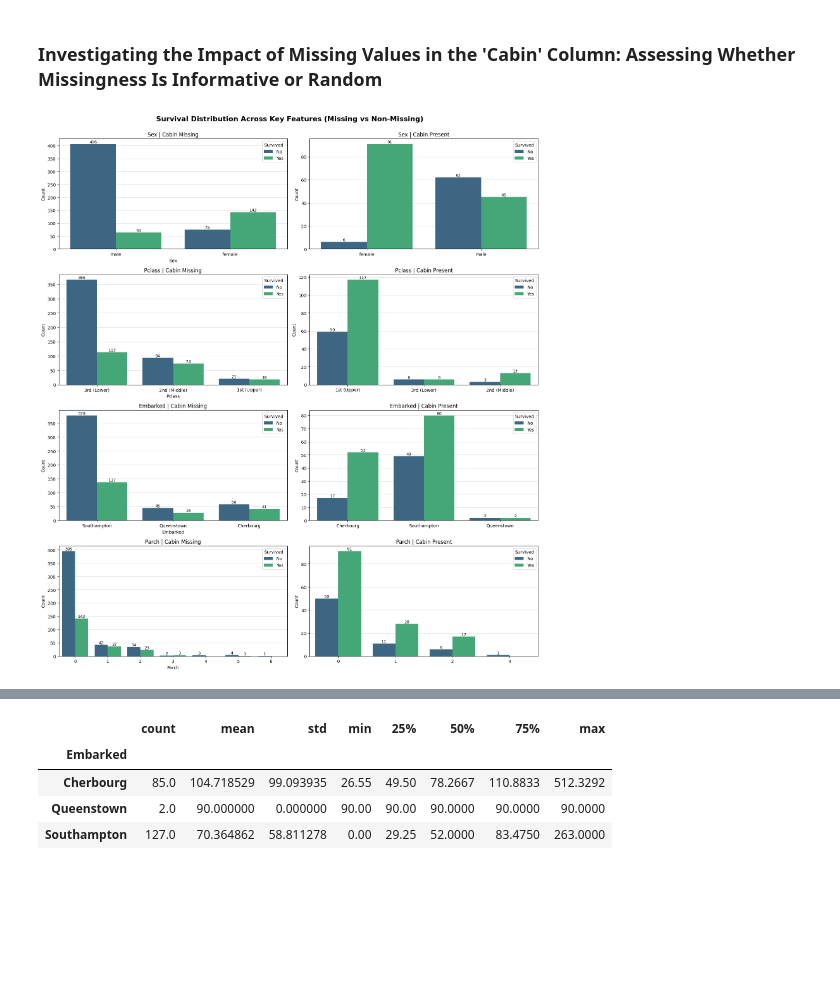
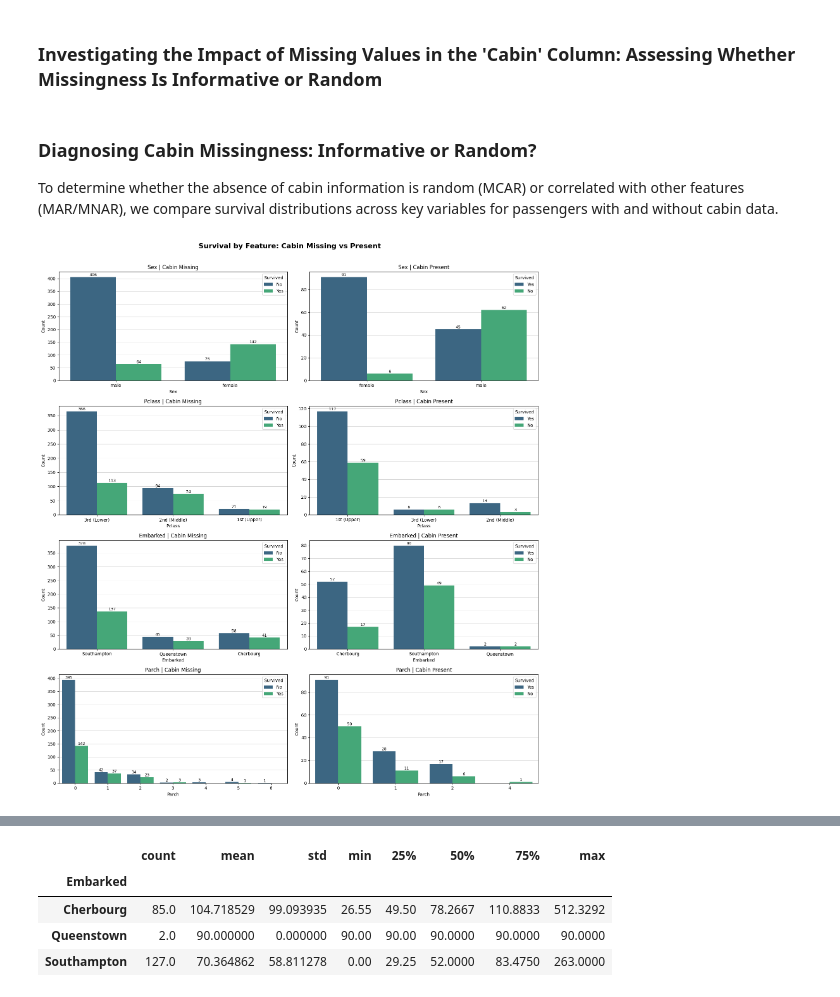
Before and after one commit to jhlopesalves/classic_workflows, a Jupyter notebook: supervised_learning/classification/titanic/titanic.ipynb, the cells around one changed output, grey strips where cells are left out. Drawn from its saved outputs; the diff is of its cells as text; code cells hidden in the pictures; blank space fills up the shorter version.

```diff
--- a/supervised_learning/classification/titanic/titanic.ipynb
+++ b/supervised_learning/classification/titanic/titanic.ipynb
@@ -282,12 +343,23 @@ dtype: int64
 # %%
 fig, ax = plt.subplots(figsize=(8, 6))
 
-sns.countplot(data=train_eda, x="CabinCode", hue="Survived", palette="viridis", ax=ax)
+# Order by deck letter (A-G, T, then NaN)
+deck_order = ["A", "B", "C", "D", "E", "F", "G", "T", None]
 
-ax.set_title("Survival Distribution by Cabin Prefix", fontsize=12, fontweight="bold")
-ax.set(xlabel="Prefix", ylabel="Count")
-ax.grid(True, alpha=0.5, linewidth=0.5, color="grey")
+sns.countplot(
+	data=train_eda,
+	x="CabinCode",
+	hue="Survived",
+	palette="viridis",
+	order=[d for d in deck_order if d is None or d in train_eda["CabinCode"].values],
+	ax=ax,
+)
+
+ax.set_title("Survival Distribution by Cabin Deck", fontsize=12, fontweight="bold")
+ax.set(xlabel="Deck Prefix", ylabel="Count")
+ax.grid(True, axis="y", alpha=0.5, linewidth=0.5, color="grey")
 ax.set_axisbelow(True)
+
 for container in ax.containers:
 	ax.bar_label(container, fontsize=10)
 
@@ -304,35 +372,44 @@ cabin_not_missing = train_eda[train_eda["CabinMissing"] == "Non-missing"]
+# %% [markdown]
+### Diagnosing Cabin Missingness: Informative or Random?
+
+To determine whether the absence of cabin information is random (MCAR) or correlated with other features (MAR/MNAR), we compare survival distributions across key variables for passengers with and without cabin data.
 # %%
-cols_interest = ["Sex", "Pclass", "Embarked", "Parch"]
-fig, axes = plt.subplots(nrows=len(cols_interest), ncols=2, figsize=(16, 18))
+# Subset by cabin missingness
+cabin_missing = train_eda.query("CabinMissing == 'Missing'")
+cabin_present = train_eda.query("CabinMissing == 'Non-missing'")
 
-for i, col in enumerate(cols_interest):
-	# Left column: cabin missing
-	ax_missing = axes[i, 0]
-	sns.countplot(data=cabin_missing, x=col, hue="Survived", palette="viridis", ax=ax_missing)
-	ax_missing.set_title(f"{col} | Cabin Missing", fontsize=12)
-	ax_missing.set(xlabel=col.title(), ylabel="Count")
-	ax_missing.grid(True, axis="y", alpha=0.4, linewidth=0.6, color="grey")
-	ax_missing.set_axisbelow(True)
-	ax_missing.legend(title="Survived", labels=["No", "Yes"])
+cols_of_interest = ["Sex", "Pclass", "Embarked", "Parch"]
 
-	for container in ax_missing.containers:
-		ax_missing.bar_label(container, fontsize=9)
+fig, axes = plt.subplots(nrows=len(cols_of_interest), ncols=2, figsize=(16, 18))
 
-	# Right column: cabin present
-	ax_present = axes[i, 1]
-	sns.countplot(data=cabin_not_missing, x=col, hue="Survived", palette="viridis", ax=ax_present)
-	ax_present.set_title(f"{col} | Cabin Present", fontsize=12)
-	ax_present.set(xlabel="", ylabel="Count")
-	ax_present.grid(True, axis="y", alpha=0.4, linewidth=0.6, color="grey")
-	ax_present.set_axisbelow(True)
-	ax_present.legend(title="Survived", labels=["No", "Yes"])
+for i, col in enumerate(cols_of_interest):
+	# Left: cabin missing
+	ax_left = axes[i, 0]
+	sns.countplot(data=cabin_missing, x=col, hue="Survived", palette="viridis", ax=ax_left)
+	ax_left.set_title(f"{col} | Cabin Missing", fontsize=12)
+	ax_left.set(xlabel=col, ylabel="Count")
+	ax_left.grid(True, axis="y", alpha=0.4, linewidth=0.6, color="grey")
+	ax_left.set_axisbelow(True)
+	for container in ax_left.containers:
+		ax_left.bar_label(container, fontsize=9)
 
-	for container in ax_present.containers:
-		ax_present.bar_label(container, fontsize=9)
+	# Right: cabin present
+	ax_right = axes[i, 1]
+	sns.countplot(data=cabin_present, x=col, hue="Survived", palette="viridis", ax=ax_right)
+	ax_right.set_title(f"{col} | Cabin Present", fontsize=12)
+	ax_right.set(xlabel=col, ylabel="Count")
+	ax_right.grid(True, axis="y", alpha=0.4, linewidth=0.6, color="grey")
+	ax_right.set_axisbelow(True)
+	for container in ax_right.containers:
+		ax_right.bar_label(container, fontsize=9)
 
-plt.suptitle("Survival Distribution Across Key Features (Missing vs Non-Missing)", fontsize=16, fontweight="bold")
-plt.tight_layout(rect=[0, 0, 1, 0.98])
+plt.suptitle(
+	"Survival by Feature: Cabin Missing vs Present",
+	fontsize=16,
+	fontweight="bold",
+)
+plt.tight_layout(rect=[0, 0, 1, 0.97])
 plt.show()
 # %% [output]
-[figure, old version]
+[figure, new version]
 # %% [markdown]
```
Also changed, not shown: parts of 69 cells of this notebook, 7 other files.
